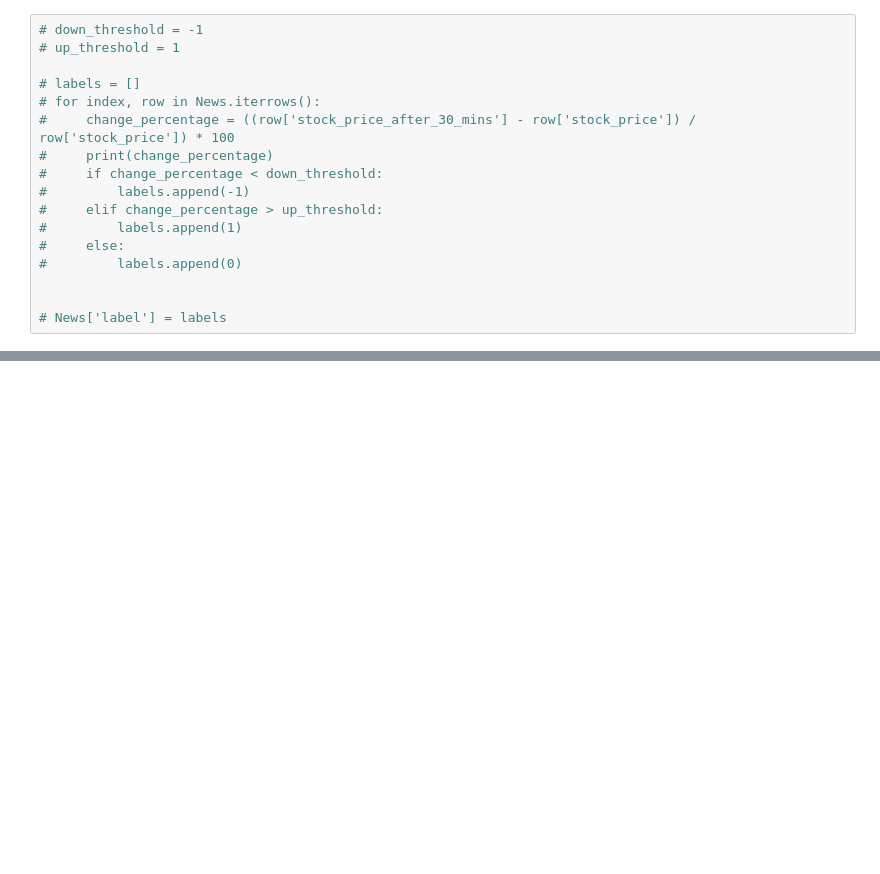
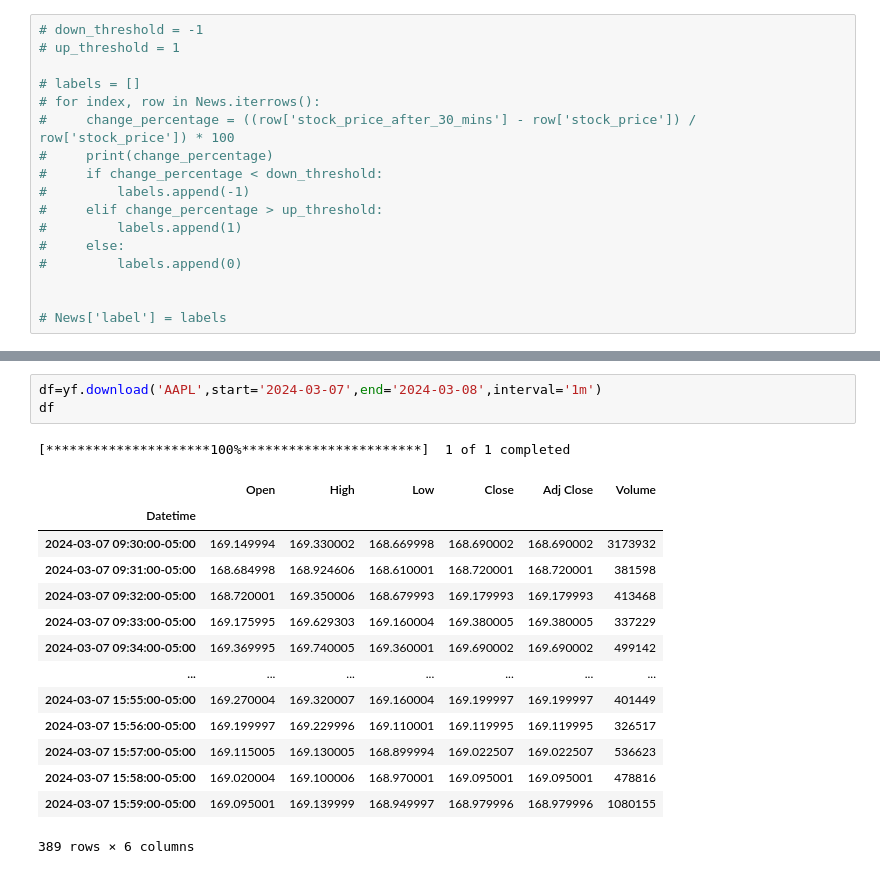
Before and after one commit to joudabihaidar/MarketMind, a Jupyter notebook: notebooks/labelingMethod2.ipynb, the cells around one changed output, grey strips where cells are left out. Drawn from its saved outputs; the diff is of its cells as text; blank space fills up the shorter version.

```diff
--- a/notebooks/labelingMethod2.ipynb
+++ b/notebooks/labelingMethod2.ipynb
@@ -304,0 +367,19 @@ News.head(1)
+# %%
+df=yf.download('AAPL',start='2024-03-07',end='2024-03-08',interval='1m')
+df
+# %% [output]
+[*********************100%***********************]  1 of 1 completed
+|  | Open | High | Low | Close | Adj Close | Volume |
+| Datetime |  |  |  |  |  |  |
+| 2024-03-07 09:30:00-05:00 | 169.149994 | 169.330002 | 168.669998 | 168.690002 | 168.690002 | 3173932 |
+| 2024-03-07 09:31:00-05:00 | 168.684998 | 168.924606 | 168.610001 | 168.720001 | 168.720001 | 381598 |
+| 2024-03-07 09:32:00-05:00 | 168.720001 | 169.350006 | 168.679993 | 169.179993 | 169.179993 | 413468 |
+| 2024-03-07 09:33:00-05:00 | 169.175995 | 169.629303 | 169.160004 | 169.380005 | 169.380005 | 337229 |
+| 2024-03-07 09:34:00-05:00 | 169.369995 | 169.740005 | 169.360001 | 169.690002 | 169.690002 | 499142 |
+| ... | ... | ... | ... | ... | ... | ... |
+| 2024-03-07 15:55:00-05:00 | 169.270004 | 169.320007 | 169.160004 | 169.199997 | 169.199997 | 401449 |
+| 2024-03-07 15:56:00-05:00 | 169.199997 | 169.229996 | 169.110001 | 169.119995 | 169.119995 | 326517 |
+| 2024-03-07 15:57:00-05:00 | 169.115005 | 169.130005 | 168.899994 | 169.022507 | 169.022507 | 536623 |
+| 2024-03-07 15:58:00-05:00 | 169.020004 | 169.100006 | 168.970001 | 169.095001 | 169.095001 | 478816 |
+| 2024-03-07 15:59:00-05:00 | 169.095001 | 169.139999 | 168.949997 | 168.979996 | 168.979996 | 1080155 |
+389 rows × 6 columns
```
Also changed, not shown: parts of 10 cells of this notebook, 4 other files.
